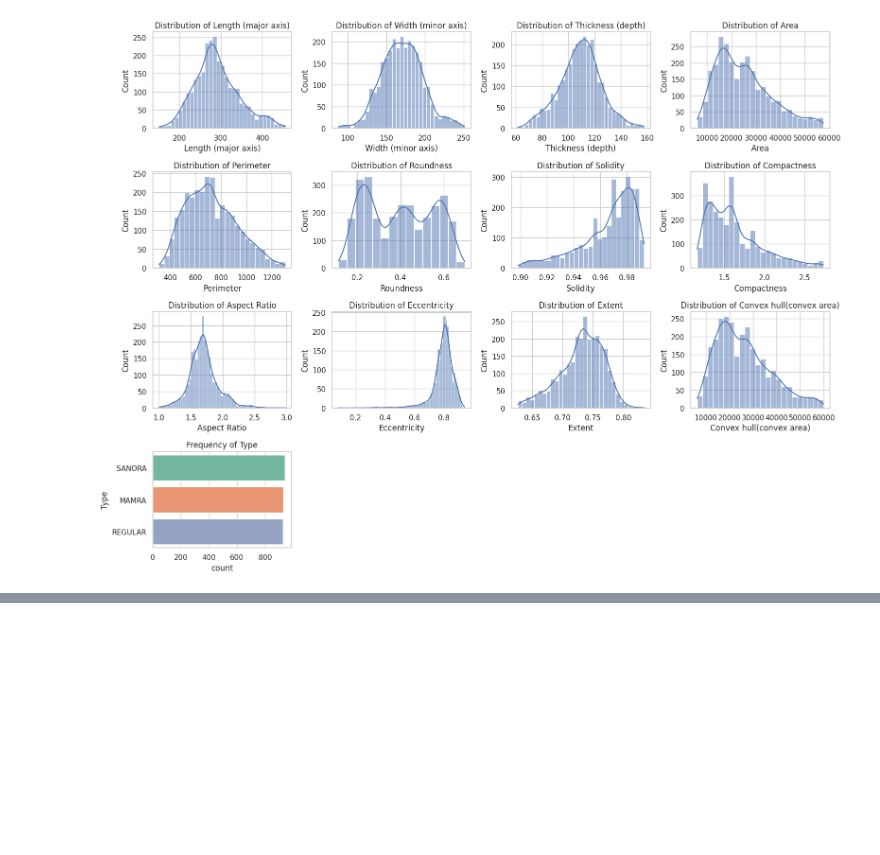
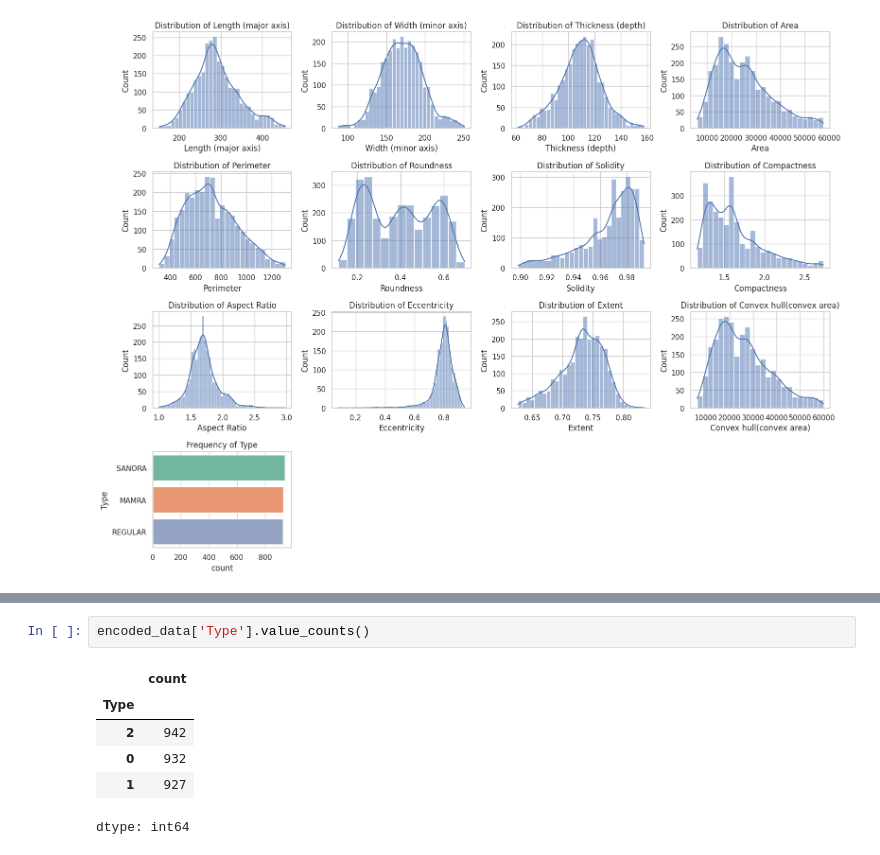
Before and after one commit to JsteReubsSoftware/COS711-Assignment-2, a Jupyter notebook: u21457060_cos711_a2.ipynb, the cells around one changed output, grey strips where cells are left out. Drawn from its saved outputs; the diff is of its cells as text; blank space fills up the shorter version.

```diff
--- a/u21457060_cos711_a2.ipynb
+++ b/u21457060_cos711_a2.ipynb
@@ -298,0 +343,9 @@ We note that some of our data still have skewed distributions. We will therefore
+# %%
+encoded_data['Type'].value_counts()
+# %% [output]
+|  | count |
+| Type |  |
+| 2 | 942 |
+| 0 | 932 |
+| 1 | 927 |
+dtype: int64
```
Also changed, not shown: parts of 32 cells of this notebook.
